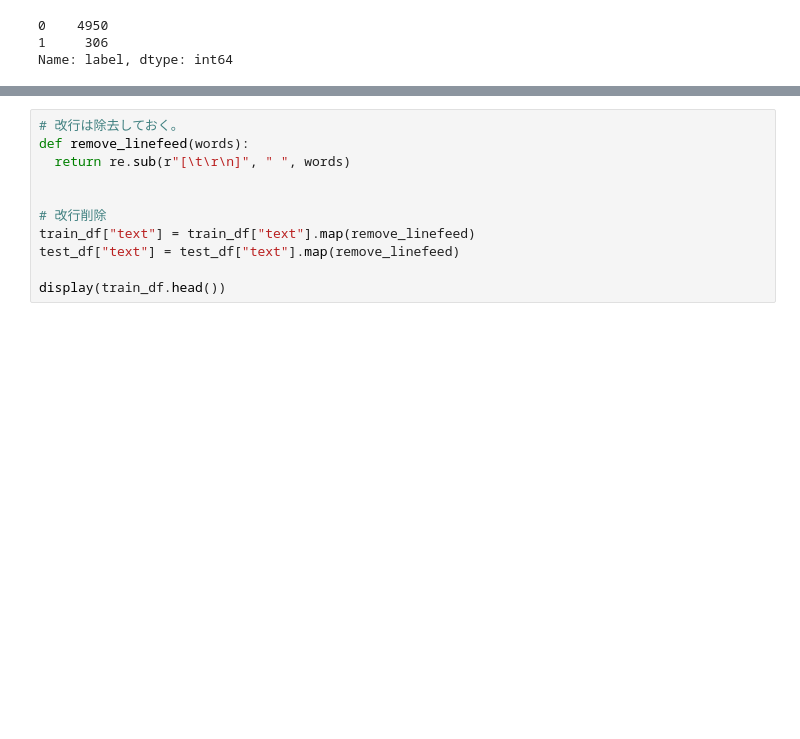
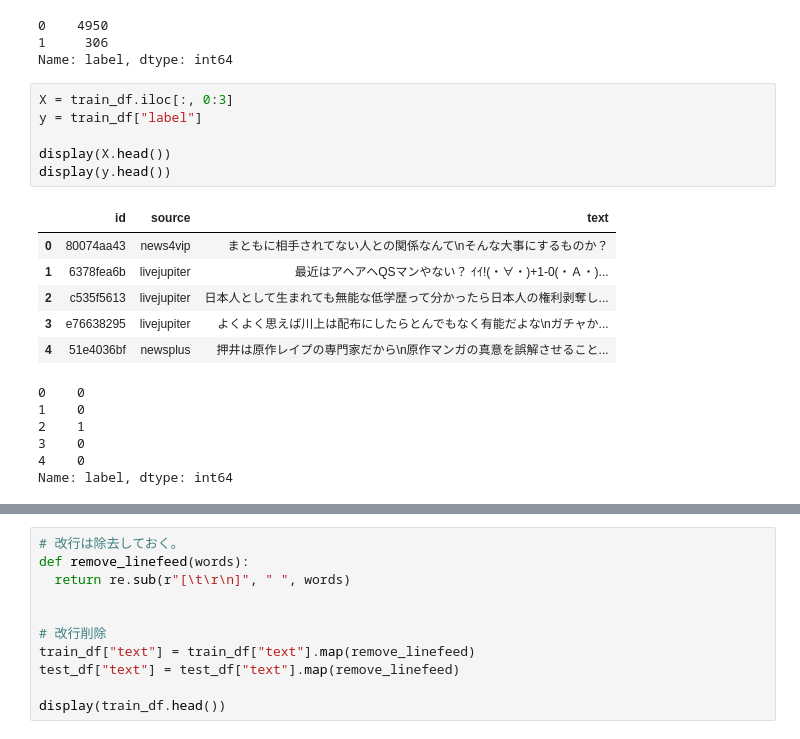
Before and after one commit to takashisuo/signate, a Jupyter notebook: nishika_hate_s_fasttext.ipynb, the cells around one changed output, grey strips where cells are left out. Saved outputs shown, nothing was run; the diff lists cells and outputs as text; blank space fills up the shorter version.

```diff
--- a/nishika_hate_s_fasttext.ipynb
+++ b/nishika_hate_s_fasttext.ipynb
@@ -79,3 +79,22 @@ train_df["label"].value_counts()
 0    4950
 1     306
 Name: label, dtype: int64
+# %%
+X = train_df.iloc[:, 0:3]
+y = train_df["label"]
+
+display(X.head())
+display(y.head())
+# %% [output]
+|  | id | source | text |
+| 0 | 80074aa43 | news4vip | まともに相手されてない人との関係なんて\nそんな大事にするものか？ |
+| 1 | 6378fea6b | livejupiter | 最近はアヘアヘQSマンやない？ ｲｲ!(・∀・)+1-0(・Ａ・)... |
+| 2 | c535f5613 | livejupiter | 日本人として生まれても無能な低学歴って分かったら日本人の権利剥奪し... |
+| 3 | e76638295 | livejupiter | よくよく思えば川上は配布にしたらとんでもなく有能だよな\nガチャか... |
+| 4 | 51e4036bf | newsplus | 押井は原作レイプの専門家だから\n原作マンガの真意を誤解させること... |
+0    0
+1    0
+2    1
+3    0
+4    0
+Name: label, dtype: int64
```
Also changed, not shown: parts of 3 cells of this notebook.
